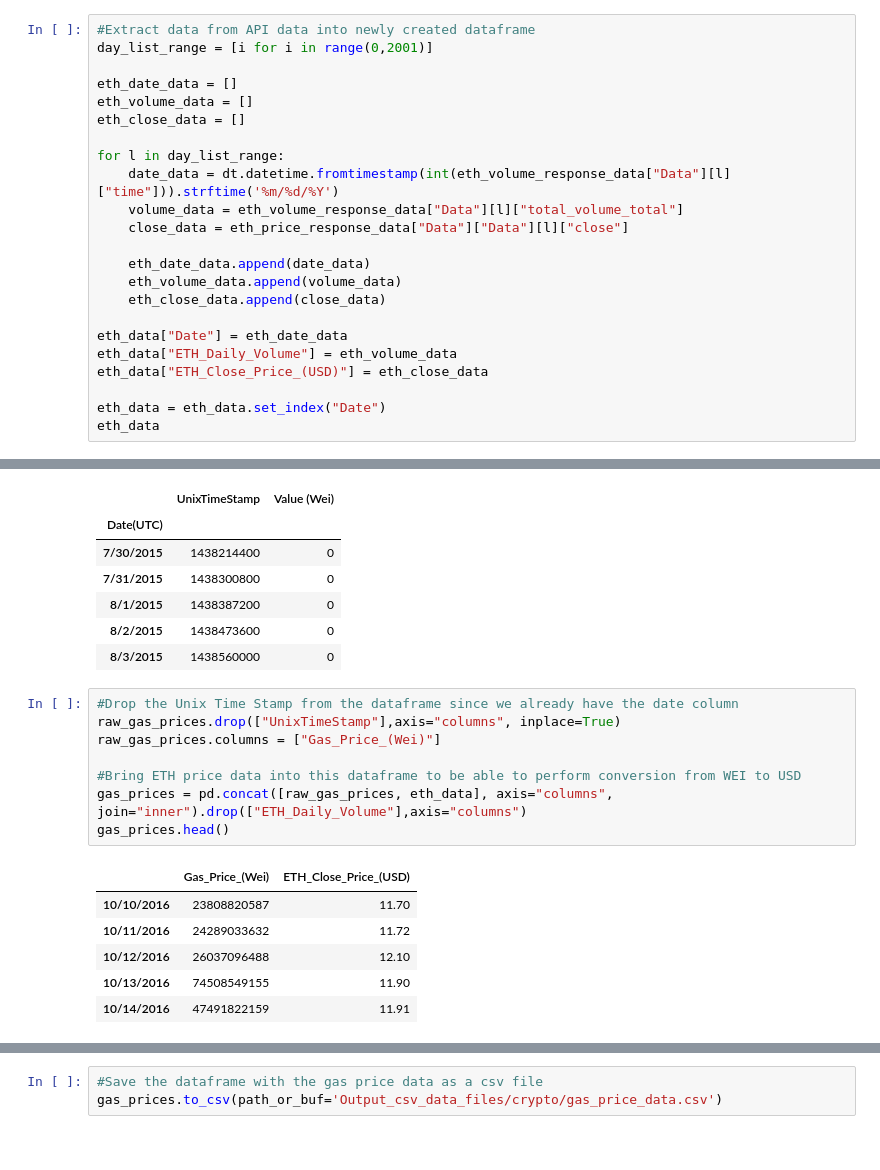
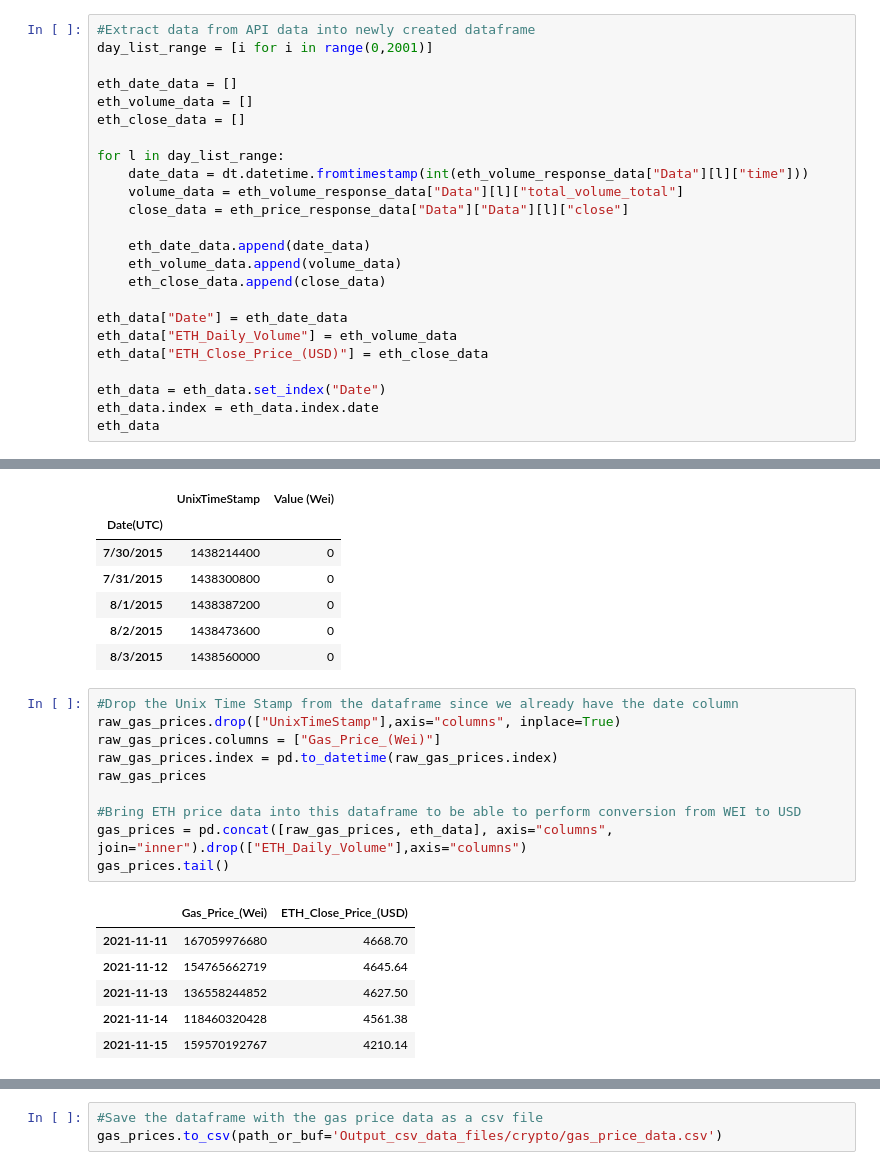
Before and after one commit to bradkaley/NFT_Market_Analysis, a Jupyter notebook: Part_2_Data_Collection_Analysis.ipynb, the cells around one changed output, grey strips where cells are left out. Cells and saved outputs as stored; diff of their text form.

```diff
--- a/Part_2_Data_Collection_Analysis.ipynb
+++ b/Part_2_Data_Collection_Analysis.ipynb
@@ -187,7 +185,7 @@ eth_volume_data = []
 eth_close_data = []
 
 for l in day_list_range:
-    date_data = dt.datetime.fromtimestamp(int(eth_volume_response_data["Data"][l]["time"])).strftime('%m/%d/%Y')
+    date_data = dt.datetime.fromtimestamp(int(eth_volume_response_data["Data"][l]["time"]))
     volume_data = eth_volume_response_data["Data"][l]["total_volume_total"]
     close_data = eth_price_response_data["Data"]["Data"][l]["close"]
 
@@ -200,6 +198,7 @@ eth_data["ETH_Daily_Volume"] = eth_volume_data
 eth_data["ETH_Close_Price_(USD)"] = eth_close_data
 
 eth_data = eth_data.set_index("Date")
+eth_data.index = eth_data.index.date
 eth_data
 # %% [output]
 |  | ETH_Daily_Volume | ETH_Close_Price_(USD) |
@@ -240,18 +238,20 @@ raw_gas_prices.head()
 # %%
 #Drop the Unix Time Stamp from the dataframe since we already have the date column
 raw_gas_prices.drop(["UnixTimeStamp"],axis="columns", inplace=True)
 raw_gas_prices.columns = ["Gas_Price_(Wei)"]
+raw_gas_prices.index = pd.to_datetime(raw_gas_prices.index)
+raw_gas_prices
 
 #Bring ETH price data into this dataframe to be able to perform conversion from WEI to USD
 gas_prices = pd.concat([raw_gas_prices, eth_data], axis="columns", join="inner").drop(["ETH_Daily_Volume"],axis="columns")
-gas_prices.head()
+gas_prices.tail()
 # %% [output]
 |  | Gas_Price_(Wei) | ETH_Close_Price_(USD) |
-| 10/10/2016 | 23808820587 | 11.70 |
-| 10/11/2016 | 24289033632 | 11.72 |
-| 10/12/2016 | 26037096488 | 12.10 |
-| 10/13/2016 | 74508549155 | 11.90 |
-| 10/14/2016 | 47491822159 | 11.91 |
+| 2021-11-11 | 167059976680 | 4668.70 |
+| 2021-11-12 | 154765662719 | 4645.64 |
+| 2021-11-13 | 136558244852 | 4627.50 |
+| 2021-11-14 | 118460320428 | 4561.38 |
+| 2021-11-15 | 159570192767 | 4210.14 |
 # %%
 #Convert gas prices to USD
 #Need to converting WEI to ETH: 1 ETH = 10**18 WEI = 1000000000000000000 WEI
```
Also changed, not shown: parts of 8 cells of this notebook, 2 other files.
